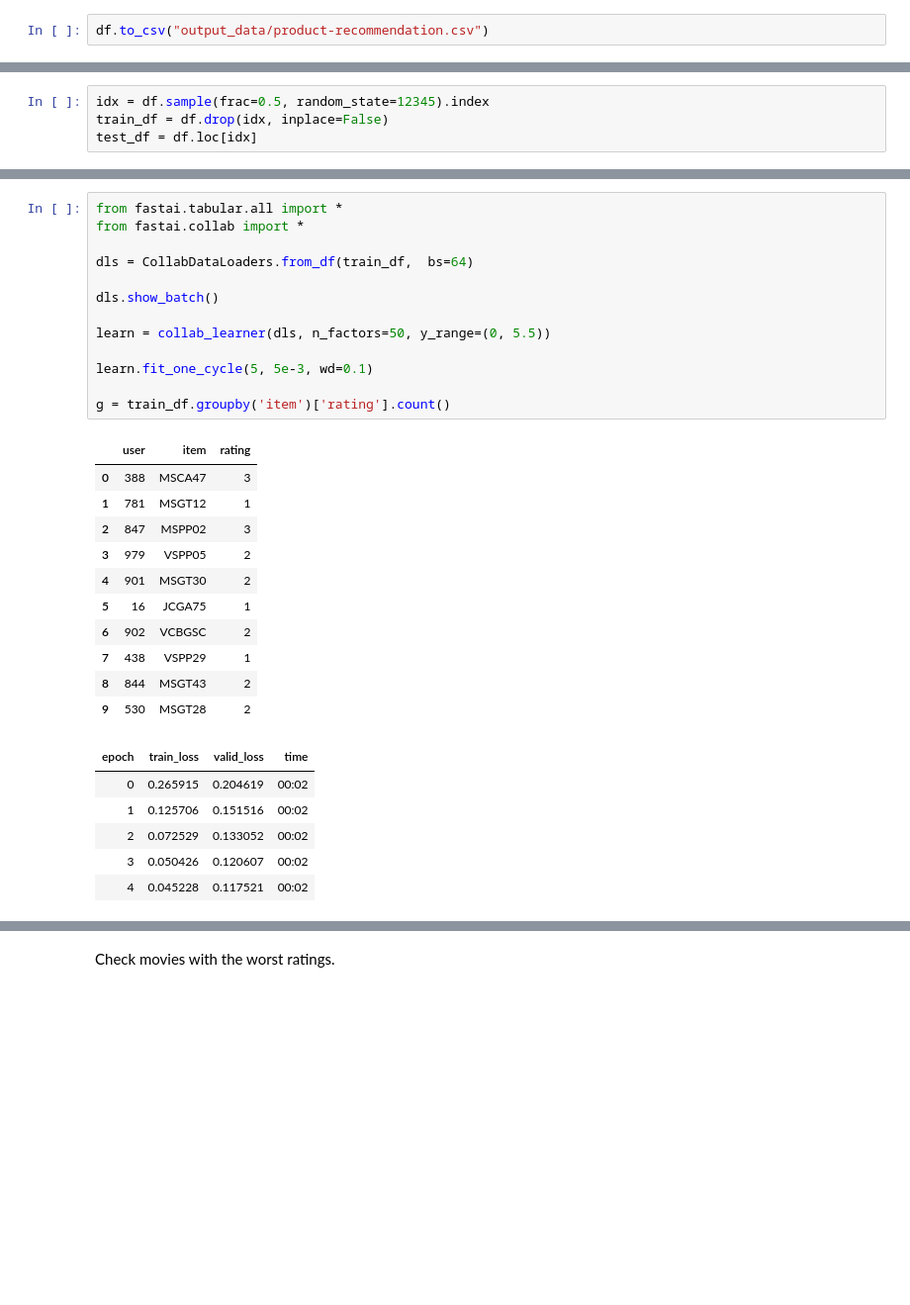
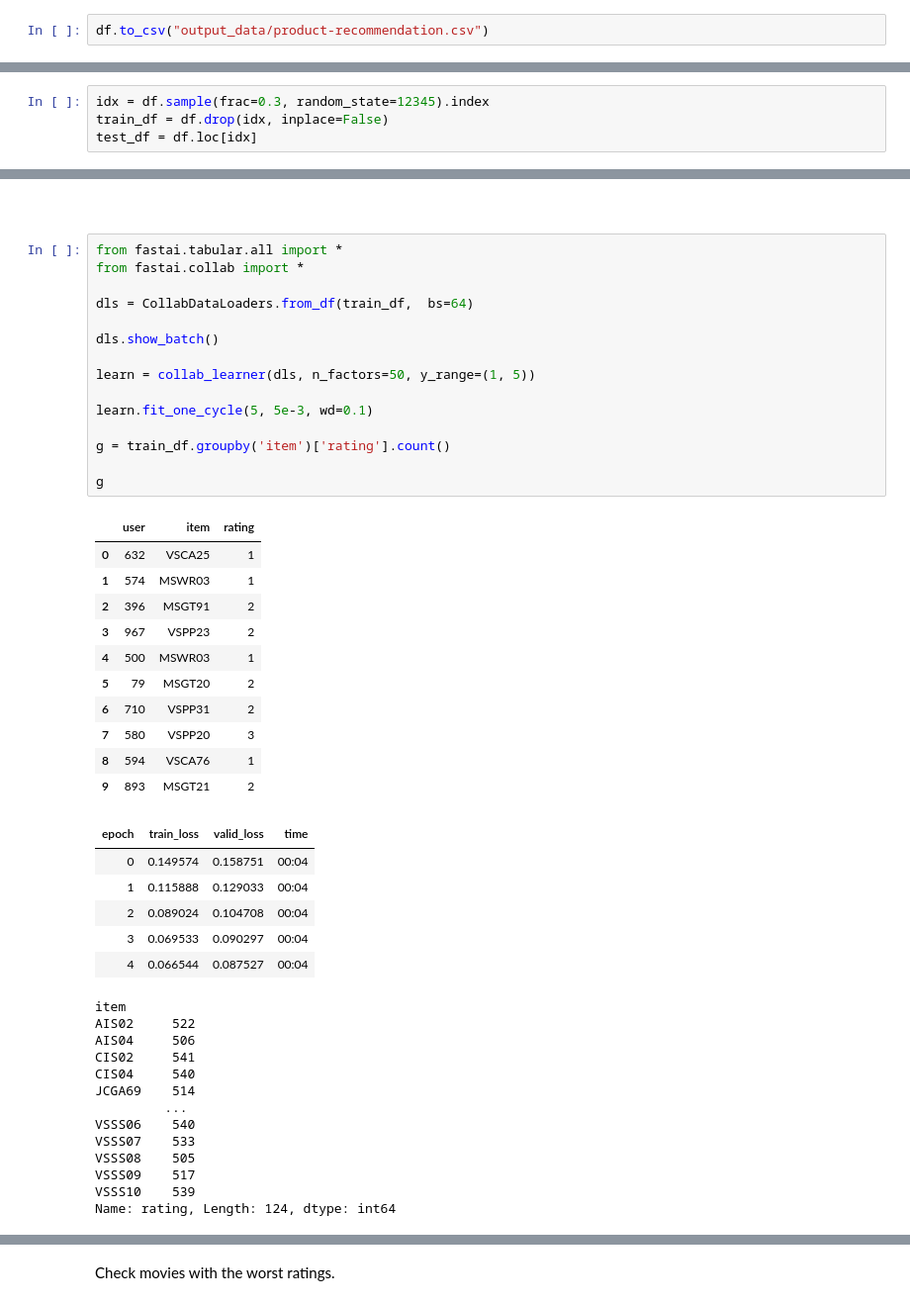
Before and after one commit to randyphoa/ml-basics, a Jupyter notebook: notebook/4-product-recommendation.ipynb, the cells around one changed output, grey strips where cells are left out. Shown at 99% size. Cells and saved outputs as stored; diff of their text form; blank space fills up the shorter version.

```diff
--- a/notebook/4-product-recommendation.ipynb
+++ b/notebook/4-product-recommendation.ipynb
@@ -32,4 +50,4 @@ df.to_csv("output_data/product-recommendation.csv")
 # %%
-idx = df.sample(frac=0.5, random_state=12345).index
+idx = df.sample(frac=0.3, random_state=12345).index
 train_df = df.drop(idx, inplace=False)
 test_df = df.loc[idx]
@@ -52,31 +140,48 @@ train_df
+# %% [markdown]
+#
 # %%
 from fastai.tabular.all import *
 from fastai.collab import *
 
 dls = CollabDataLoaders.from_df(train_df,  bs=64)
 
 dls.show_batch()
 
-learn = collab_learner(dls, n_factors=50, y_range=(0, 5.5))
+learn = collab_learner(dls, n_factors=50, y_range=(1, 5))
 
 learn.fit_one_cycle(5, 5e-3, wd=0.1)
 
 g = train_df.groupby('item')['rating'].count()
+
+g
 # %% [output]
 |  | user | item | rating |
-| 0 | 388 | MSCA47 | 3 |
-| 1 | 781 | MSGT12 | 1 |
-| 2 | 847 | MSPP02 | 3 |
-| 3 | 979 | VSPP05 | 2 |
-| 4 | 901 | MSGT30 | 2 |
-| 5 | 16 | JCGA75 | 1 |
-| 6 | 902 | VCBGSC | 2 |
-| 7 | 438 | VSPP29 | 1 |
-| 8 | 844 | MSGT43 | 2 |
-| 9 | 530 | MSGT28 | 2 |
+| 0 | 632 | VSCA25 | 1 |
+| 1 | 574 | MSWR03 | 1 |
+| 2 | 396 | MSGT91 | 2 |
+| 3 | 967 | VSPP23 | 2 |
+| 4 | 500 | MSWR03 | 1 |
+| 5 | 79 | MSGT20 | 2 |
+| 6 | 710 | VSPP31 | 2 |
+| 7 | 580 | VSPP20 | 3 |
+| 8 | 594 | VSCA76 | 1 |
+| 9 | 893 | MSGT21 | 2 |
 | epoch | train_loss | valid_loss | time |
-| 0 | 0.265915 | 0.204619 | 00:02 |
-| 1 | 0.125706 | 0.151516 | 00:02 |
-| 2 | 0.072529 | 0.133052 | 00:02 |
-| 3 | 0.050426 | 0.120607 | 00:02 |
-| 4 | 0.045228 | 0.117521 | 00:02 |
+| 0 | 0.149574 | 0.158751 | 00:04 |
+| 1 | 0.115888 | 0.129033 | 00:04 |
+| 2 | 0.089024 | 0.104708 | 00:04 |
+| 3 | 0.069533 | 0.090297 | 00:04 |
+| 4 | 0.066544 | 0.087527 | 00:04 |
+item
+AIS02     522
+AIS04     506
+CIS02     541
+CIS04     540
+JCGA69    514
+         ...
+VSSS06    540
+VSSS07    533
+VSSS08    505
+VSSS09    517
+VSSS10    539
+Name: rating, Length: 124, dtype: int64
```
Also changed, not shown: parts of 29 cells of this notebook, 11 other files.
